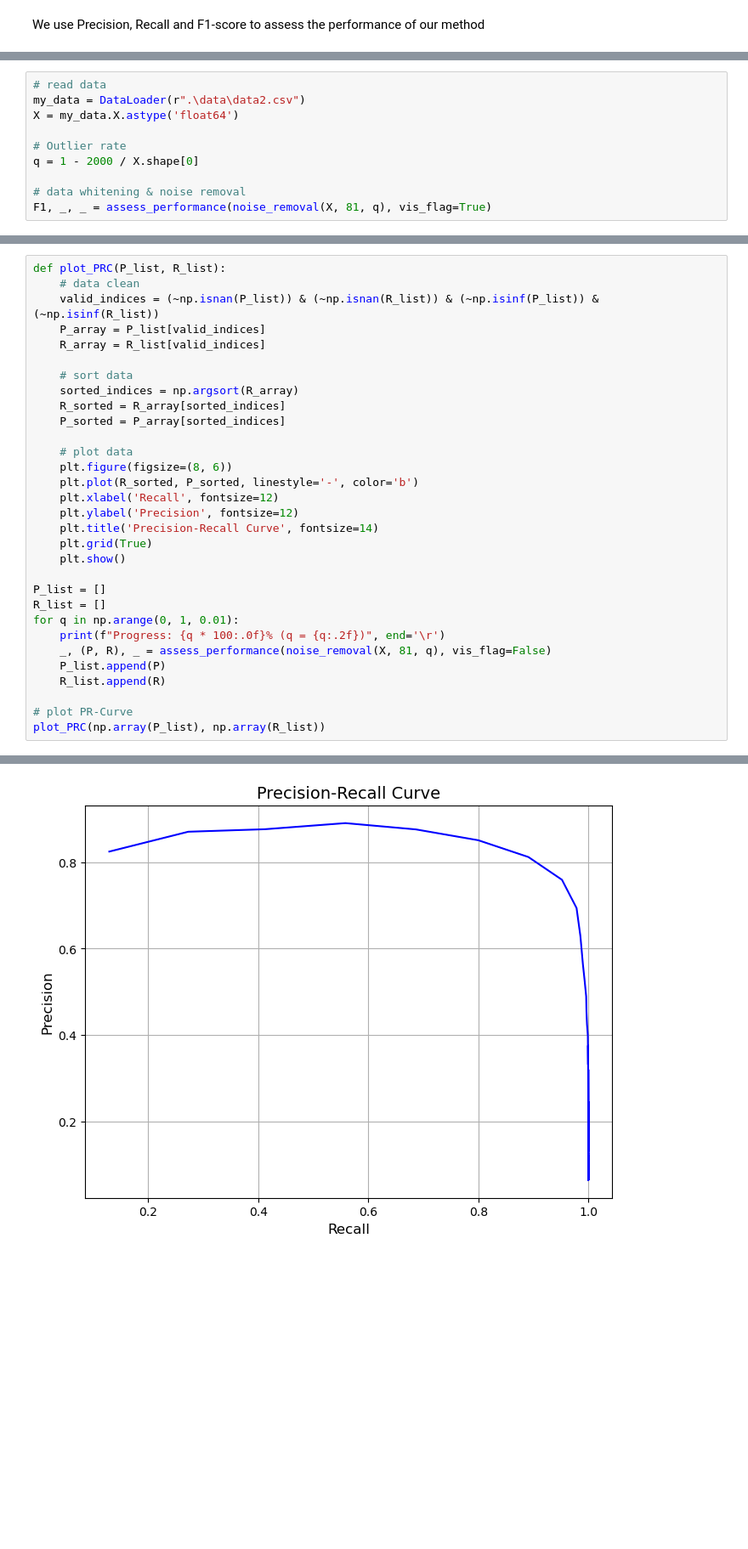
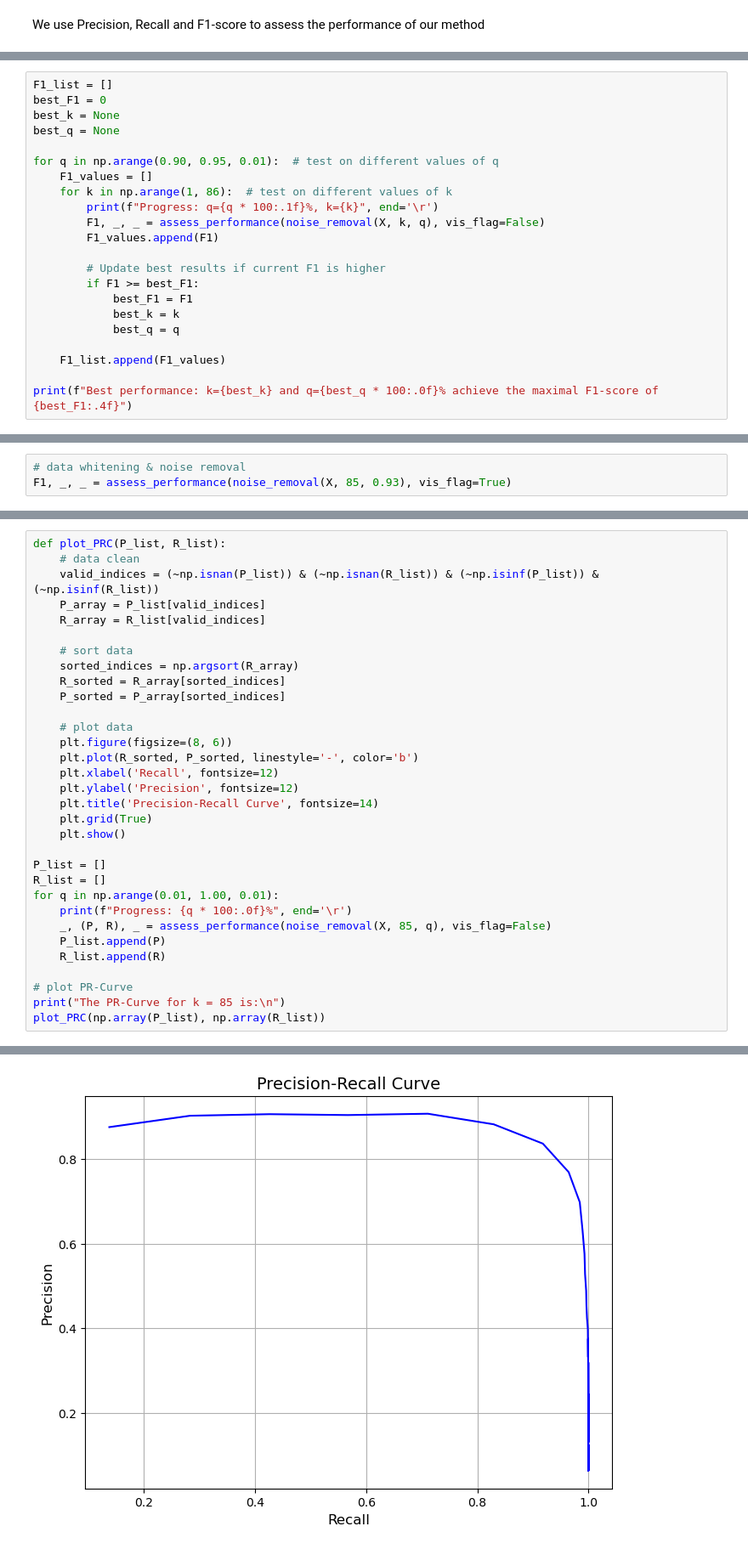
Before and after one commit to HNU-WYH/LAOML-Project1, a Jupyter notebook: Project1.ipynb, the cells around one changed output, grey strips where cells are left out. Shown at 85% size. Saved outputs shown, nothing was run; the diff lists cells and outputs as text; blank space fills up the shorter version.

```diff
--- a/Project1.ipynb
+++ b/Project1.ipynb
@@ -337,0 +350,22 @@ def visualize_confusion(TP, FP, TN, FN):
+# %%
+F1_list = []
+best_F1 = 0
+best_k = None
+best_q = None
+
+for q in np.arange(0.90, 0.95, 0.01):  # test on different values of q
+    F1_values = []
+    for k in np.arange(1, 86):  # test on different values of k
+        print(f"Progress: q={q * 100:.1f}%, k={k}", end='\r')
+        F1, _, _ = assess_performance(noise_removal(X, k, q), vis_flag=False)
+        F1_values.append(F1)
+
+        # Update best results if current F1 is higher
+        if F1 >= best_F1:
+            best_F1 = F1
+            best_k = k
+            best_q = q
+
+    F1_list.append(F1_values)
+
+print(f"Best performance: k={best_k} and q={best_q * 100:.0f}% achieve the maximal F1-score of {best_F1:.4f}")
@@ -340,12 +389,5 @@ The we have the following result:
 # %%
-# read data
-my_data = DataLoader(r".\data\data2.csv")
-X = my_data.X.astype('float64')
-
-# Outlier rate
-q = 1 - 2000 / X.shape[0]
-
 # data whitening & noise removal
-F1, _, _ = assess_performance(noise_removal(X, 81, q), vis_flag=True)
+F1, _, _ = assess_performance(noise_removal(X, 85, 0.93), vis_flag=True)
 # %% [output]
 [figure]
@@ -385,12 +428,13 @@ def plot_PRC(P_list, R_list):
 
 P_list = []
 R_list = []
-for q in np.arange(0, 1, 0.01):
-    print(f"Progress: {q * 100:.0f}% (q = {q:.2f})", end='\r')
-    _, (P, R), _ = assess_performance(noise_removal(X, 81, q), vis_flag=False)
+for q in np.arange(0.01, 1.00, 0.01):
+    print(f"Progress: {q * 100:.0f}%", end='\r')
+    _, (P, R), _ = assess_performance(noise_removal(X, 85, q), vis_flag=False)
     P_list.append(P)
     R_list.append(R)
 
 # plot PR-Curve
+print("The PR-Curve for k = 85 is:\n")
 plot_PRC(np.array(P_list), np.array(R_list))
 # %% [output]
@@ -398 +442 @@ Progress: 99% (q = 0.99)
-[figure, old version]
+[figure, new version]
```
Also changed, not shown: parts of 24 cells of this notebook, 4 other files.
